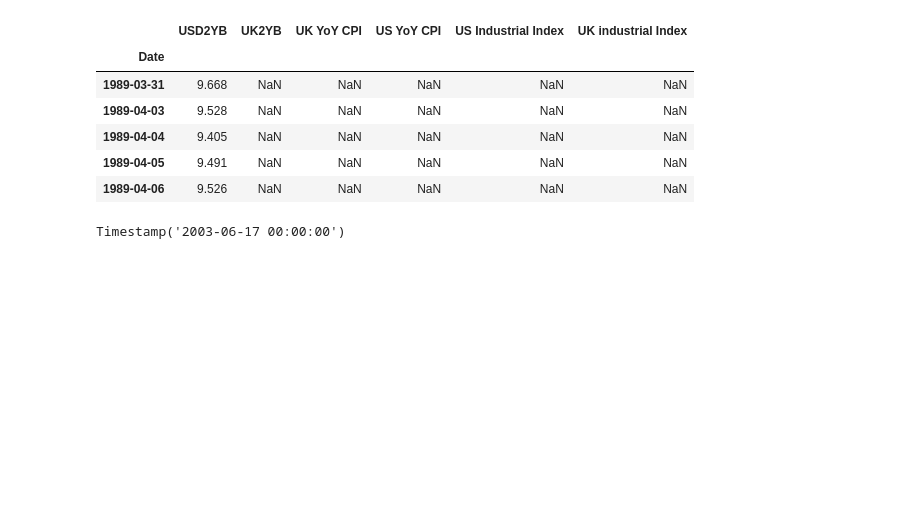
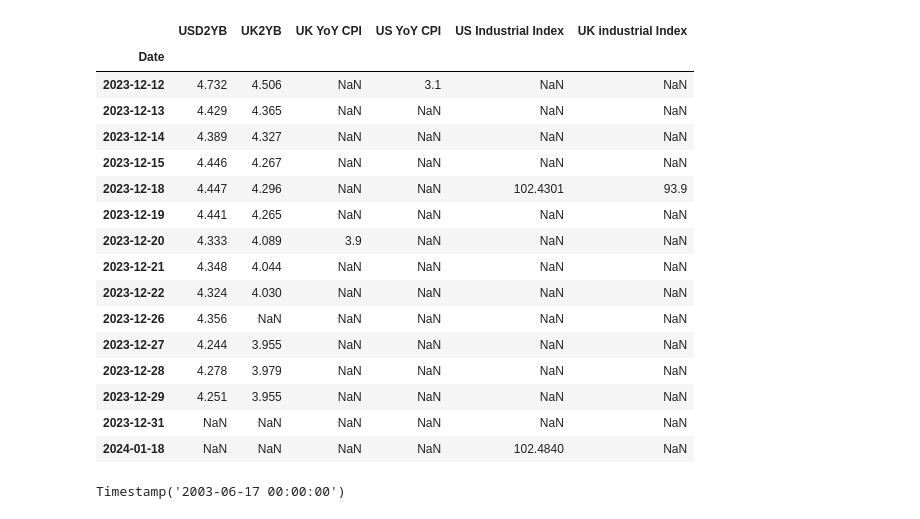
Before and after one commit to luisjo819UCLA/Portfolio-Finance-Project, a Jupyter notebook: GroupProject-1_applying .last function.ipynb, the cells around one changed output. Cells and saved outputs as stored; diff of their text form; code cells hidden in the pictures; blank space fills up the shorter version.

```diff
--- a/GroupProject-1_applying .last function.ipynb
+++ b/GroupProject-1_applying .last function.ipynb
@@ -9,15 +9,25 @@ import statsmodels.formula.api as smf
 import datetime
 # %%
 df = pd.read_csv('final_project_data.csv', parse_dates = True, index_col = 0)
-df.head()
+df.tail(15)
 # %% [output]
 |  | USD2YB | UK2YB | UK YoY CPI | US YoY CPI | US Industrial Index | UK industrial Index |
 | Date |  |  |  |  |  |  |
-| 1989-03-31 | 9.668 | NaN | NaN | NaN | NaN | NaN |
-| 1989-04-03 | 9.528 | NaN | NaN | NaN | NaN | NaN |
-| 1989-04-04 | 9.405 | NaN | NaN | NaN | NaN | NaN |
-| 1989-04-05 | 9.491 | NaN | NaN | NaN | NaN | NaN |
-| 1989-04-06 | 9.526 | NaN | NaN | NaN | NaN | NaN |
+| 2023-12-12 | 4.732 | 4.506 | NaN | 3.1 | NaN | NaN |
+| 2023-12-13 | 4.429 | 4.365 | NaN | NaN | NaN | NaN |
+| 2023-12-14 | 4.389 | 4.327 | NaN | NaN | NaN | NaN |
+| 2023-12-15 | 4.446 | 4.267 | NaN | NaN | NaN | NaN |
+| 2023-12-18 | 4.447 | 4.296 | NaN | NaN | 102.4301 | 93.9 |
+| 2023-12-19 | 4.441 | 4.265 | NaN | NaN | NaN | NaN |
+| 2023-12-20 | 4.333 | 4.089 | 3.9 | NaN | NaN | NaN |
+| 2023-12-21 | 4.348 | 4.044 | NaN | NaN | NaN | NaN |
+| 2023-12-22 | 4.324 | 4.030 | NaN | NaN | NaN | NaN |
+| 2023-12-26 | 4.356 | NaN | NaN | NaN | NaN | NaN |
+| 2023-12-27 | 4.244 | 3.955 | NaN | NaN | NaN | NaN |
+| 2023-12-28 | 4.278 | 3.979 | NaN | NaN | NaN | NaN |
+| 2023-12-29 | 4.251 | 3.955 | NaN | NaN | NaN | NaN |
+| 2023-12-31 | NaN | NaN | NaN | NaN | NaN | NaN |
+| 2024-01-18 | NaN | NaN | NaN | NaN | 102.4840 | NaN |
 # %%
 #we find the first value of CPI in order the delet the NaN values that are before that date
 initial_date = df['UK YoY CPI'].first_valid_index()
```
Also changed, not shown: parts of 17 cells of this notebook.
